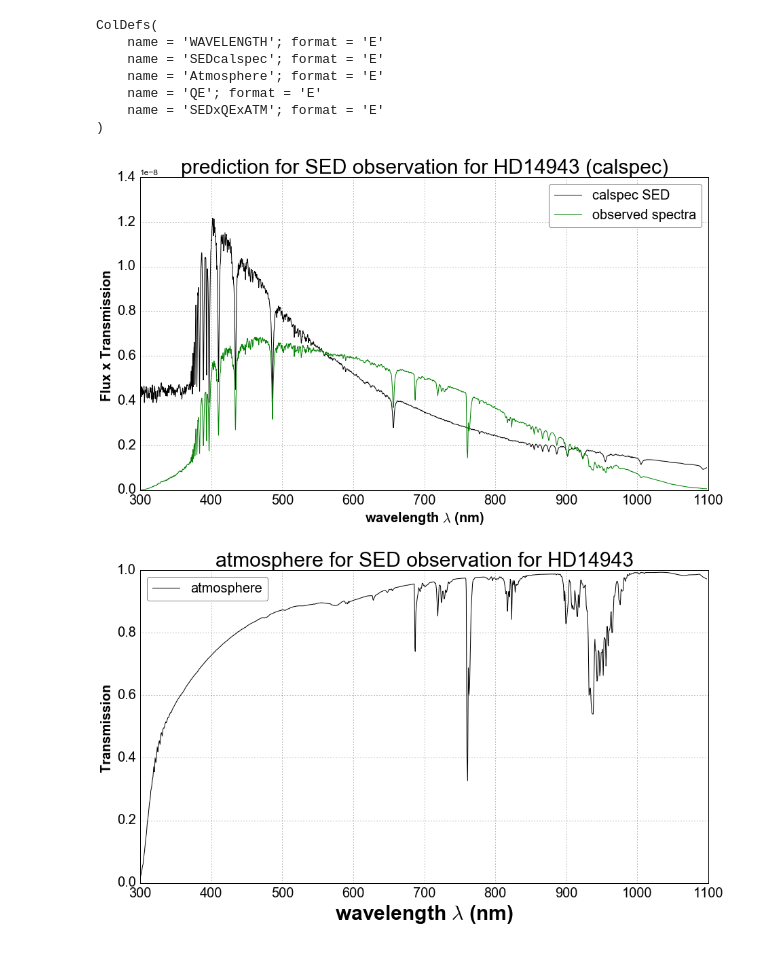
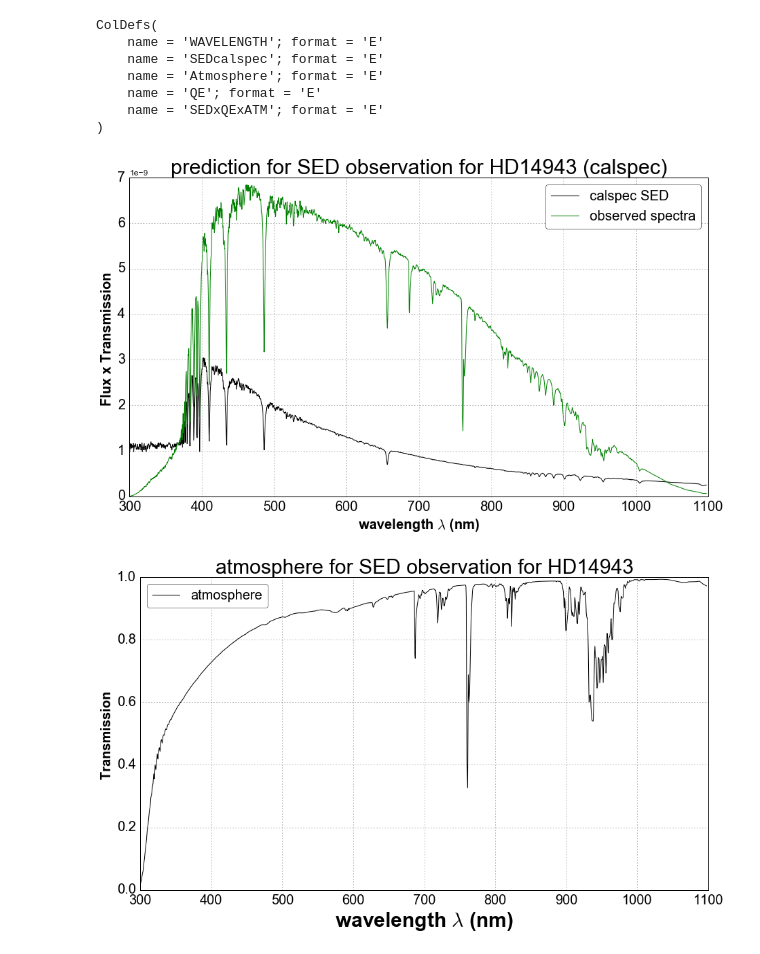
Before and after one commit to sylvielsstfr/CTIOAna2016, a Jupyter notebook: simu_spectra/CheckObsSpectra.ipynb, the cells around one changed output. Saved outputs shown, nothing was run; the diff lists cells and outputs as text; code cells hidden in the pictures.

```diff
--- a/simu_spectra/CheckObsSpectra.ipynb
+++ b/simu_spectra/CheckObsSpectra.ipynb
@@ -19,4 +19,4 @@ import matplotlib.pyplot as plt
 import pandas as pd
 from astropy.io import fits
 # %%
-fitsfiletable='fits/RT_CT_pp_us_sa_rt_HD14943_Nev39_y2016_m10_aver_spectra.fits'
+fitsfiletable='fits/HD14943_m10/RT_CT_pp_us_sa_rt_HD14943_Nev39_y2016_m10_aver_spectra.fits'
@@ -59,18 +61,18 @@ qe=table_data.field('QE')
 spectra=table_data.field('SEDxQExATM')
 # %%
 plt.figure(figsize=(15,8))
-plt.plot(wavelength_sed,sed*400,label='calspec SED',color='k')
+plt.plot(wavelength_sed,sed*100,label='calspec SED',color='k')
 plt.plot(wavelength_sed,spectra,label='observed spectra',color='g')
 title="prediction for SED observation for {} (calspec)".format(OBJ_NAME)
 plt.title(title,fontsize=30)
 plt.xlabel('wavelength $\lambda$ (nm)',fontsize=20)
 plt.ylabel('Flux x Transmission ',fontsize=20)
 plt.tick_params(axis='x', labelsize=20)
 plt.tick_params(axis='y', labelsize=20)
 plt.legend(fontsize=20)
 plt.show()
 # %% [output]
-[figure, old version]
+[figure, new version]
 # %%
 plt.figure(figsize=(15,8))
 plt.plot(wavelength_sed,atm,label='atmosphere',color='k')
```
Also changed, not shown: parts of 3 cells of this notebook, 1 other file.
